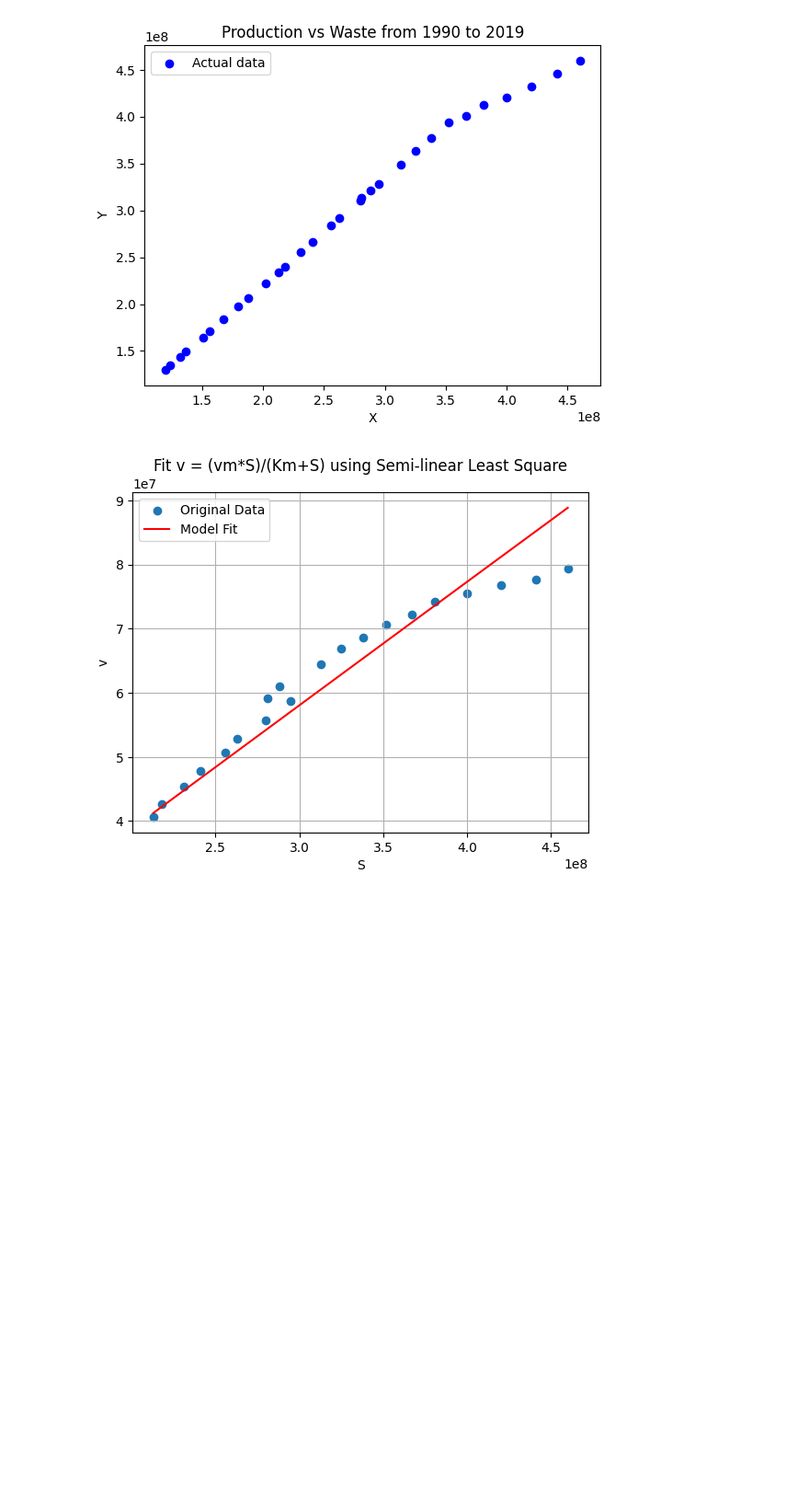
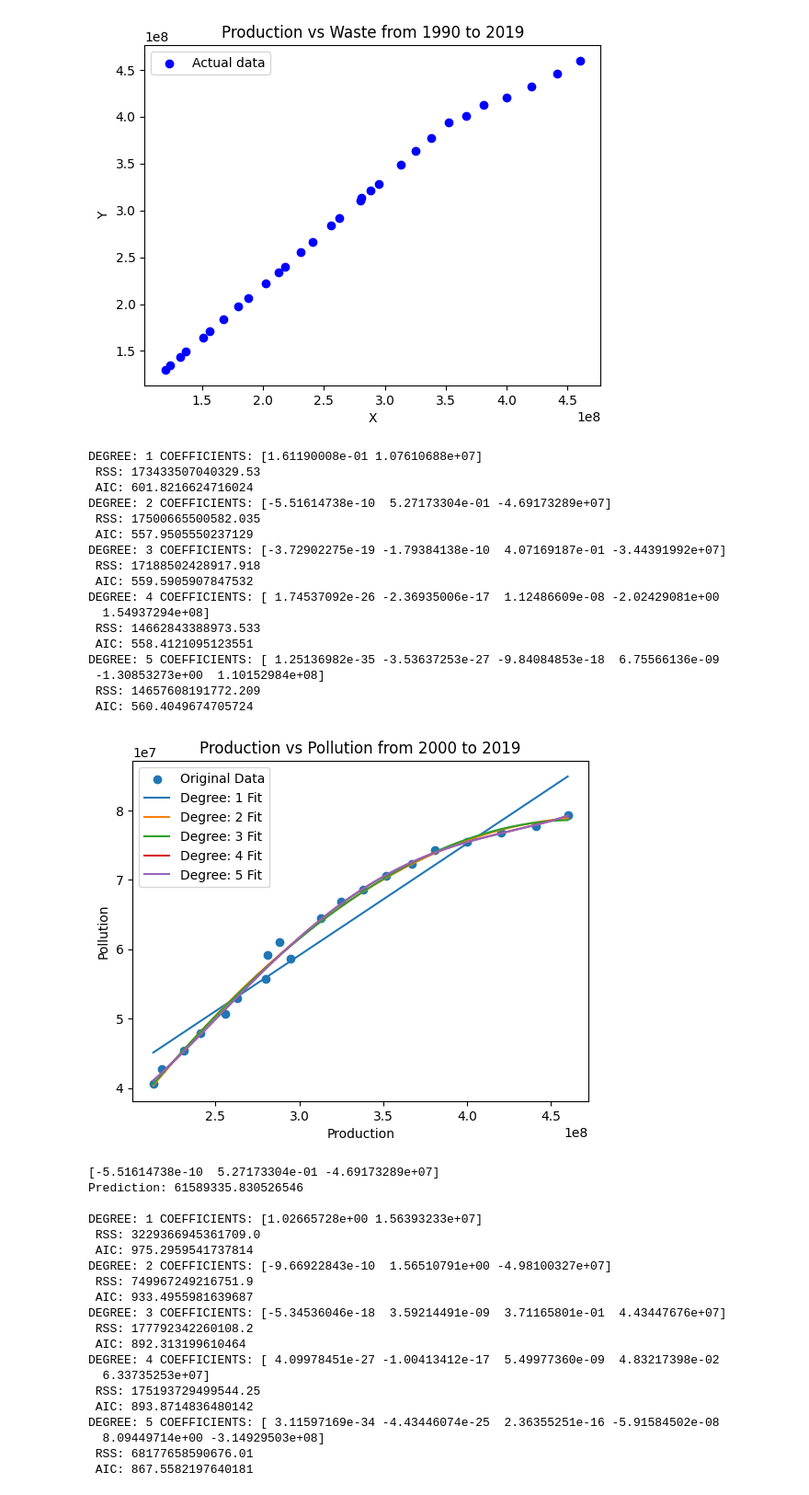
Before and after one commit to MrKarkeys/Plastic-Waste-Predictor, a Jupyter notebook: model.ipynb, the cells around one changed output. Shown at 92% size. Cells and saved outputs as stored; diff of their text form; code cells hidden in the pictures; blank space fills up the shorter version.

Commit message:
doing polynomial fit using linear least squares on the data

```diff
--- a/model.ipynb
+++ b/model.ipynb
@@ -48,35 +48,104 @@ def linear_fit2(x, y):
 
 def poly_fit(x, y, num_degrees):
     results = []
 
     for i in range(1, num_degrees+1):
         xdata = np.linspace(min(x), max(x), 500)
         new_x = np.vander(x, i+1)
         coefficients = linear_fit2(new_x, y)
         final_y = np.polyval(coefficients, xdata)
 
         #calculate RSS
         sqr_error = np.power((y - np.polyval(coefficients, x)), 2)
         RSS = np.sum(sqr_error)
 
         #calcualte AIC
         AIC = len(x)*np.log(RSS/len(x))+2*(len(coefficients)+1)
 
         results.append((i, coefficients, RSS, AIC, xdata, final_y))
 
     return results
+
+plt.scatter(pollution_x, pollution_y, label="Original Data")
 degrees = 5
-results, RSSmin, AICmin = poly_fit(pollution_x, pollution_y, degrees) #calculating polynomials starting at 1 degree to 5 degrees
+results = poly_fit(pollution_x, pollution_y, degrees) #calculating polynomials starting at 1 degree to 5 degrees
+pollution_stored_coefficients = []
 for i in range(0, degrees):
     i, coefficients, RSS, AIC, xdata, final_y = results[i]
+    pollution_stored_coefficients.append(coefficients)
     print(f"DEGREE: {i} COEFFICIENTS: {coefficients} \n RSS: {RSS} \n AIC: {AIC}")
     plt.plot(xdata, final_y, label = f"Degree: {i} Fit")
 
 print("")
-plt.title(f"{title1} vs {title2}")
-plt.xlabel(title1)
-plt.ylabel(title2)
+plt.title(f"Production vs Pollution from 2000 to 2019")
+plt.xlabel("Production")
+plt.ylabel("Pollution")
 plt.legend()
 plt.show()
+
+pollution_model_number = int(input("Which degree number best represents your data?"))
+print(pollution_stored_coefficients[pollution_model_number-1])
+pollution_prediction_result = np.polyval(pollution_stored_coefficients[pollution_model_number-1], int(input("Input the production amount in Tonnes")))
+print(f"Prediction: {pollution_prediction_result}\n")
+
+
+plt.scatter(waste_x, waste_y, label="Original Data")
+degrees = 5
+results = poly_fit(waste_x, waste_y, degrees) #calculating polynomials starting at 1 degree to 5 degrees
+waste_stored_coefficients = []
+for i in range(0, degrees):
+    i, coefficients, RSS, AIC, xdata, final_y = results[i]
+    waste_stored_coefficients.append(coefficients)
+    print(f"DEGREE: {i} COEFFICIENTS: {coefficients} \n RSS: {RSS} \n AIC: {AIC}")
+    plt.plot(xdata, final_y, label = f"Degree: {i} Fit")
+
+print("")
+plt.title(f"Production vs Waste from 1990 to 2019")
+plt.xlabel("Production")
+plt.ylabel("Waste")
+plt.legend()
+plt.show()
+
+waste_model_number = int(input("Which degree number best represents your data?"))
+print(waste_stored_coefficients[waste_model_number-1])
+waste_prediction_result = np.polyval(waste_stored_coefficients[waste_model_number-1], int(input("Input the production amount in Tonnes")))
+print(f"Prediction: {waste_prediction_result}\n")
 # %% [output]
+DEGREE: 1 COEFFICIENTS: [1.61190008e-01 1.07610688e+07]
+ RSS: 173433507040329.53
+ AIC: 601.8216624716024
+DEGREE: 2 COEFFICIENTS: [-5.51614738e-10  5.27173304e-01 -4.69173289e+07]
+ RSS: 17500665500582.035
+ AIC: 557.9505550237129
+DEGREE: 3 COEFFICIENTS: [-3.72902275e-19 -1.79384138e-10  4.07169187e-01 -3.44391992e+07]
+ RSS: 17188502428917.918
+ AIC: 559.5905907847532
+DEGREE: 4 COEFFICIENTS: [ 1.74537092e-26 -2.36935006e-17  1.12486609e-08 -2.02429081e+00
+  1.54937294e+08]
+ RSS: 14662843388973.533
+ AIC: 558.4121095123551
+DEGREE: 5 COEFFICIENTS: [ 1.25136982e-35 -3.53637253e-27 -9.84084853e-18  6.75566136e-09
+ -1.30853273e+00  1.10152984e+08]
+ RSS: 14657608191772.209
+ AIC: 560.4049674705724
-[figure, old version]
+[figure, new version]
+[-5.51614738e-10  5.27173304e-01 -4.69173289e+07]
+Prediction: 61589335.830526546
+
+DEGREE: 1 COEFFICIENTS: [1.02665728e+00 1.56393233e+07]
+ RSS: 3229366945361709.0
+ AIC: 975.2959541737814
+DEGREE: 2 COEFFICIENTS: [-9.66922843e-10  1.56510791e+00 -4.98100327e+07]
+ RSS: 749967249216751.9
+ AIC: 933.4955981639687
+DEGREE: 3 COEFFICIENTS: [-5.34536046e-18  3.59214491e-09  3.71165801e-01  4.43447676e+07]
+ RSS: 177792342260108.2
+ AIC: 892.313199610464
+DEGREE: 4 COEFFICIENTS: [ 4.09978451e-27 -1.00413412e-17  5.49977360e-09  4.83217398e-02
+  6.33735253e+07]
+ RSS: 175193729499544.25
+ AIC: 893.8714836480142
+DEGREE: 5 COEFFICIENTS: [ 3.11597169e-34 -4.43446074e-25  2.36355251e-16 -5.91584502e-08
+  8.09449714e+00 -3.14929503e+08]
+ RSS: 68177658590676.01
+ AIC: 867.5582197640181
```
Also changed, not shown: parts of 2 cells of this notebook.
